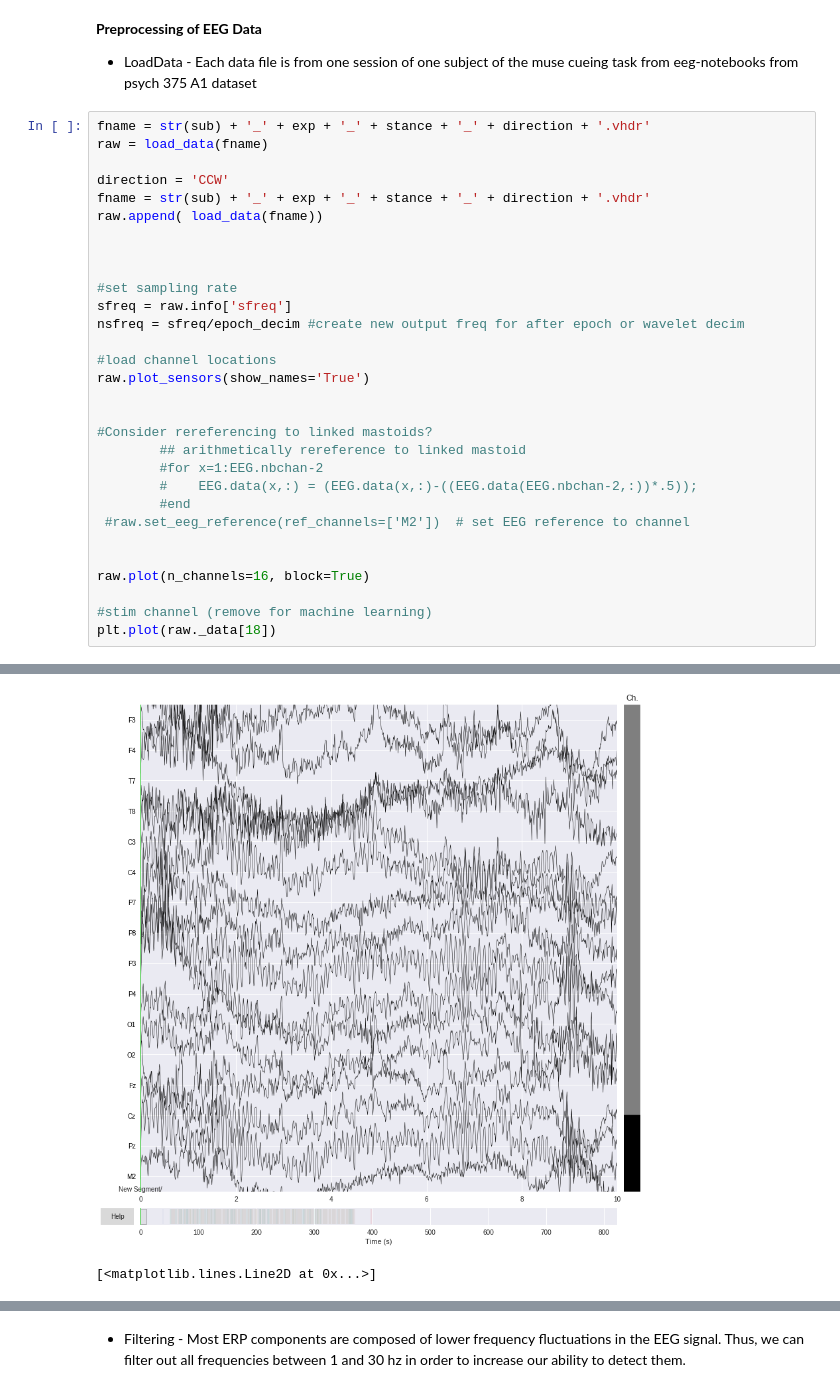
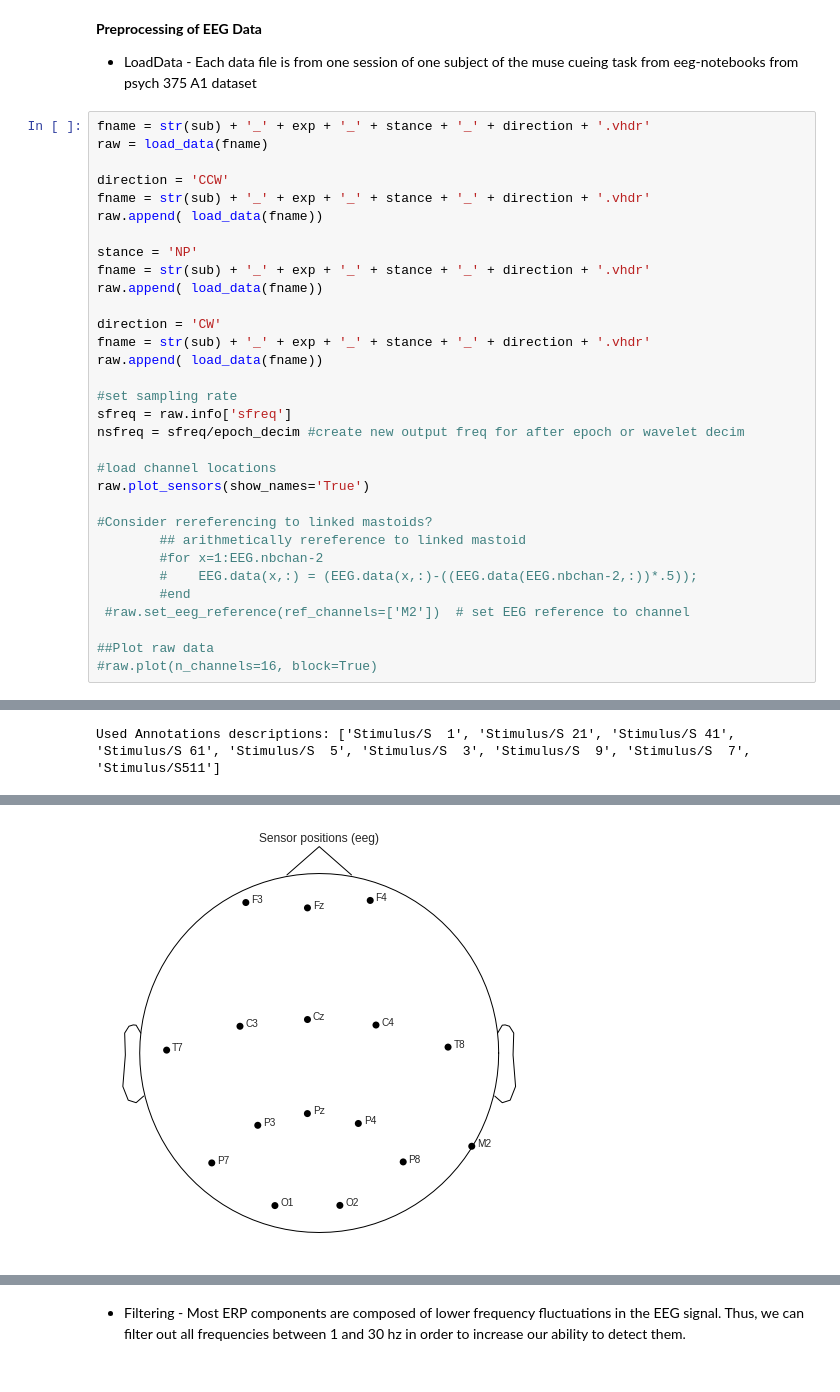
Before and after one commit to kylemath/DeepEEG, a Jupyter notebook: notebooks/DeepEEG.ipynb, the cells around one changed output, grey strips where cells are left out. Drawn from its saved outputs; the diff is of its cells as text.

```diff
--- a/notebooks/DeepEEG.ipynb
+++ b/notebooks/DeepEEG.ipynb
@@ -111,7 +111,13 @@ direction = 'CCW'
 fname = str(sub) + '_' + exp + '_' + stance + '_' + direction + '.vhdr'
 raw.append( load_data(fname))
 
+stance = 'NP'
+fname = str(sub) + '_' + exp + '_' + stance + '_' + direction + '.vhdr'
+raw.append( load_data(fname))
 
+direction = 'CW'
+fname = str(sub) + '_' + exp + '_' + stance + '_' + direction + '.vhdr'
+raw.append( load_data(fname))
 
 #set sampling rate
 sfreq = raw.info['sfreq']
@@ -120,7 +126,6 @@ nsfreq = sfreq/epoch_decim #create new output freq for after epoch or wavelet de
 #load channel locations
 raw.plot_sensors(show_names='True')
 
-
 #Consider rereferencing to linked mastoids?
         ## arithmetically rereference to linked mastoid
         #for x=1:EEG.nbchan-2
@@ -128,9 +133,6 @@ raw.plot_sensors(show_names='True')
         #end
  #raw.set_eeg_reference(ref_channels=['M2'])  # set EEG reference to channel
 
-
-raw.plot(n_channels=16, block=True)
-
-#stim channel (remove for machine learning)
-plt.plot(raw._data[18])
+##Plot raw data
+#raw.plot(n_channels=16, block=True)
 # %% [output]
@@ -144,0 +154 @@ Used Annotations descriptions: ['Stimulus/S  1', 'Stimulus/S 41', 'Stimulus/S 61
+Used Annotations descriptions: ['Stimulus/S  1', 'Stimulus/S 21', 'Stimulus/S 41', 'Stimulus/S 61', 'Stimulus/S  5', 'Stimulus/S  3', 'Stimulus/S  9', 'Stimulus/S  7', 'Stimulus/S511']
@@ -146,2 +156 @@ Used Annotations descriptions: ['Stimulus/S  1', 'Stimulus/S 41', 'Stimulus/S 61
-[figure, old version]
+[figure, new version]
-[<matplotlib.lines.Line2D at 0x...>]
```
Also changed, not shown: parts of 6 cells of this notebook.
